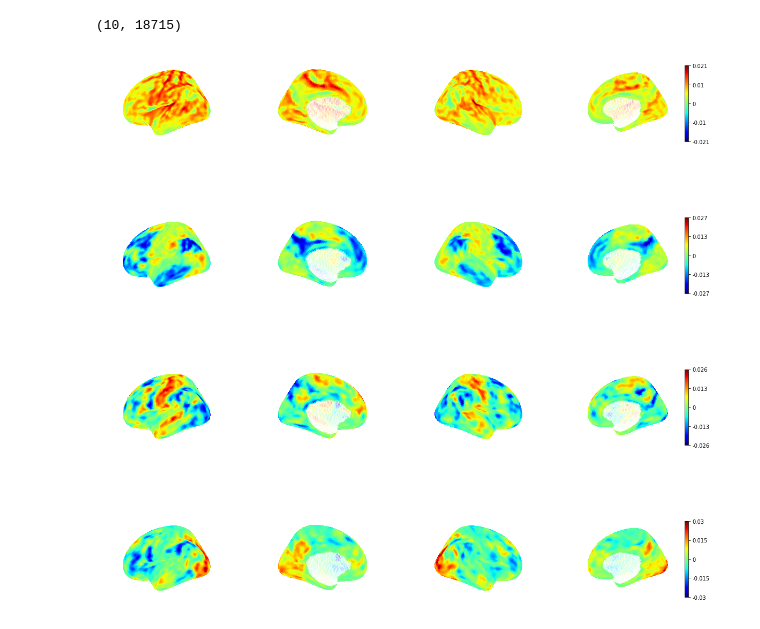
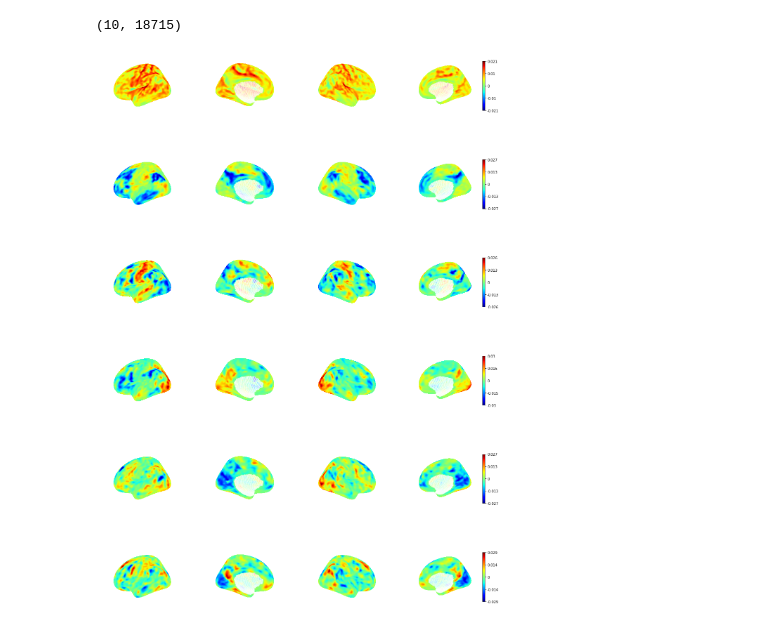
Before and after one commit to neurodata/margulies, a Jupyter notebook: analysis/20190612/PCA-10122.ipynb, the cells around one changed output. Saved outputs shown, nothing was run; the diff lists cells and outputs as text; code cells hidden in the pictures.

```diff
--- a/analysis/20190612/PCA-10122.ipynb
+++ b/analysis/20190612/PCA-10122.ipynb
@@ -24,31 +24,31 @@ print(pca.components_.shape)
 from nilearn import datasets, plotting
 fsa5 = datasets.fetch_surf_fsaverage()
 # %%
-fig, axes = plt.subplots(4, 4, subplot_kw={'projection': '3d'}, figsize=(20, 20))
-for i in range(4):
+fig, axes = plt.subplots(6, 4, subplot_kw={'projection': '3d'}, figsize=(20, 30))
+for i in range(6):
     ax = axes[i]
     X = pca.components_.T[:, i]
 
     cortex_left = nib.freesurfer.read_label('../../data/lh.cortex.label')
 
     conn_map = np.zeros(10242)
     conn_map[cortex_left] = X[:len(cortex_left)]
 
     plotting.plot_surf_stat_map(fsa5.infl_left,
       conn_map, hemi='left', colorbar=False, cmap='jet', axes = ax[0])
 
     plotting.plot_surf_stat_map(fsa5.infl_left,
       conn_map, hemi='left', colorbar=False, cmap='jet', view='medial', axes=ax[1])
 
     cortex_right = nib.freesurfer.read_label('../../data/rh.cortex.label')
 
     conn_map2 = np.zeros(10242)
     conn_map2[cortex_right] = X[len(cortex_left):]
 
     plotting.plot_surf_stat_map(fsa5.infl_right,
       conn_map2, hemi='right', colorbar=False, cmap='jet', axes = ax[2])
 
     plotting.plot_surf_stat_map(fsa5.infl_right,
       conn_map2, hemi='right', colorbar=True, cmap='jet', view='medial', axes=ax[3])
 # %% [output]
-[figure, old version]
+[figure, new version]
```
